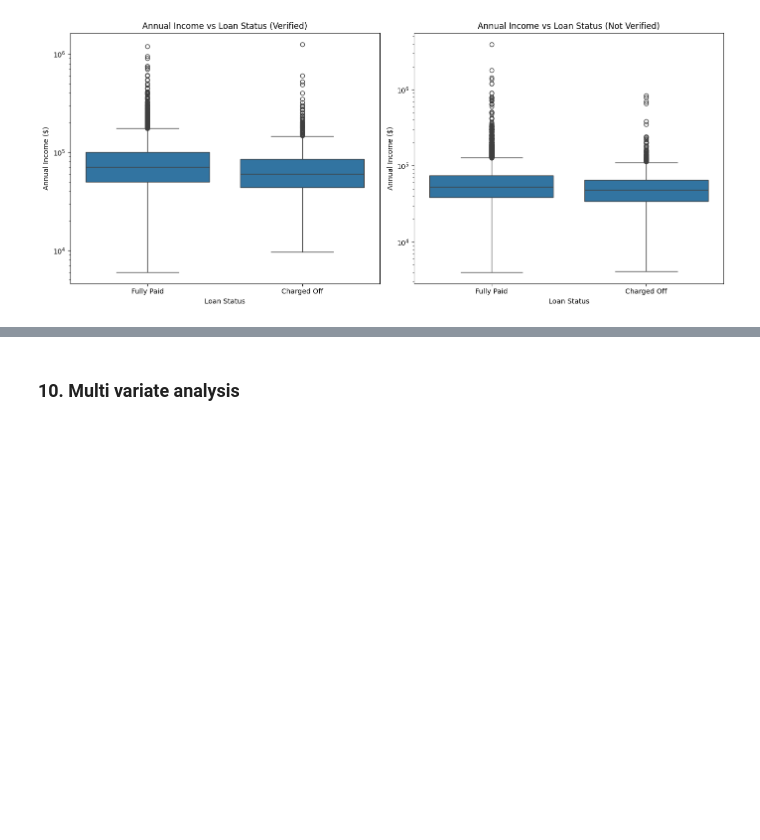
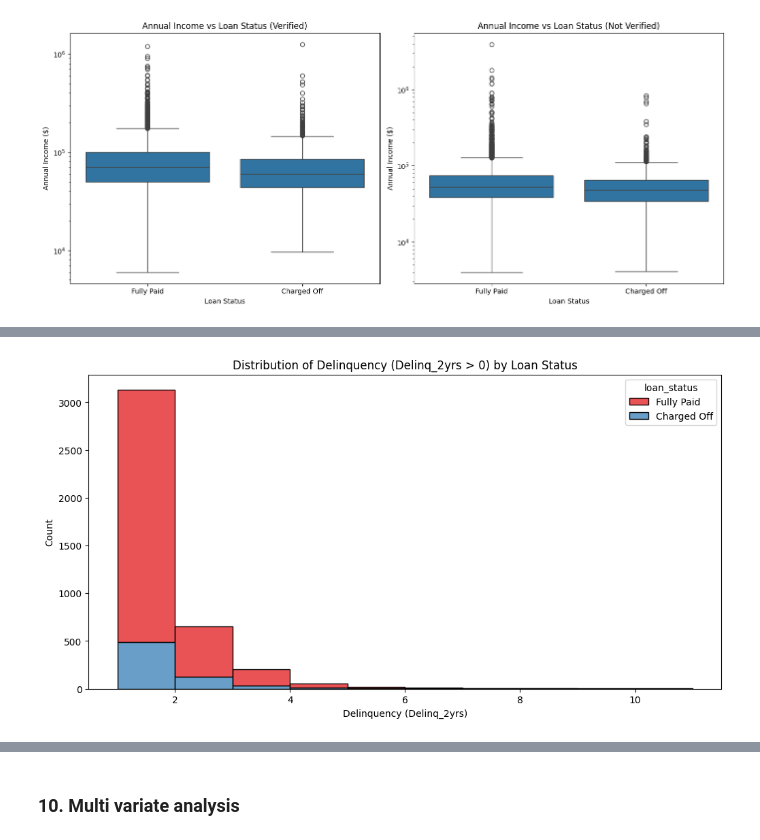
Before and after one commit to sachinbehl/LendingClubCaseStudy, a Jupyter notebook: LendingClubCaseStudy.ipynb, the cells around one changed output, grey strips where cells are left out. Saved outputs shown, nothing was run; the diff lists cells and outputs as text; code cells hidden in the pictures; blank space fills up the shorter version.

```diff
--- a/LendingClubCaseStudy.ipynb
+++ b/LendingClubCaseStudy.ipynb
@@ -2008,0 +2005,14 @@ memory usage: 13.1+ MB
+# %%
+# Filter data where delinq_2yrs > 0
+df_nonzero_delinquency = df_filtered[df_filtered['delinq_2yrs'] > 0]
+
+# Create a histogram of delinq_2yrs by loan status
+plt.figure(figsize=(12, 6))
+sns.histplot(data=df_nonzero_delinquency, x='delinq_2yrs', hue='loan_status', multiple='stack', binwidth=1, palette='Set1')
+
+plt.title('Distribution of Delinquency (Delinq_2yrs > 0) by Loan Status')
+plt.xlabel('Delinquency (Delinq_2yrs)')
+plt.ylabel('Count')
+plt.show()
+# %% [output]
+[figure, added]
```
Also changed, not shown: parts of 101 cells of this notebook.
